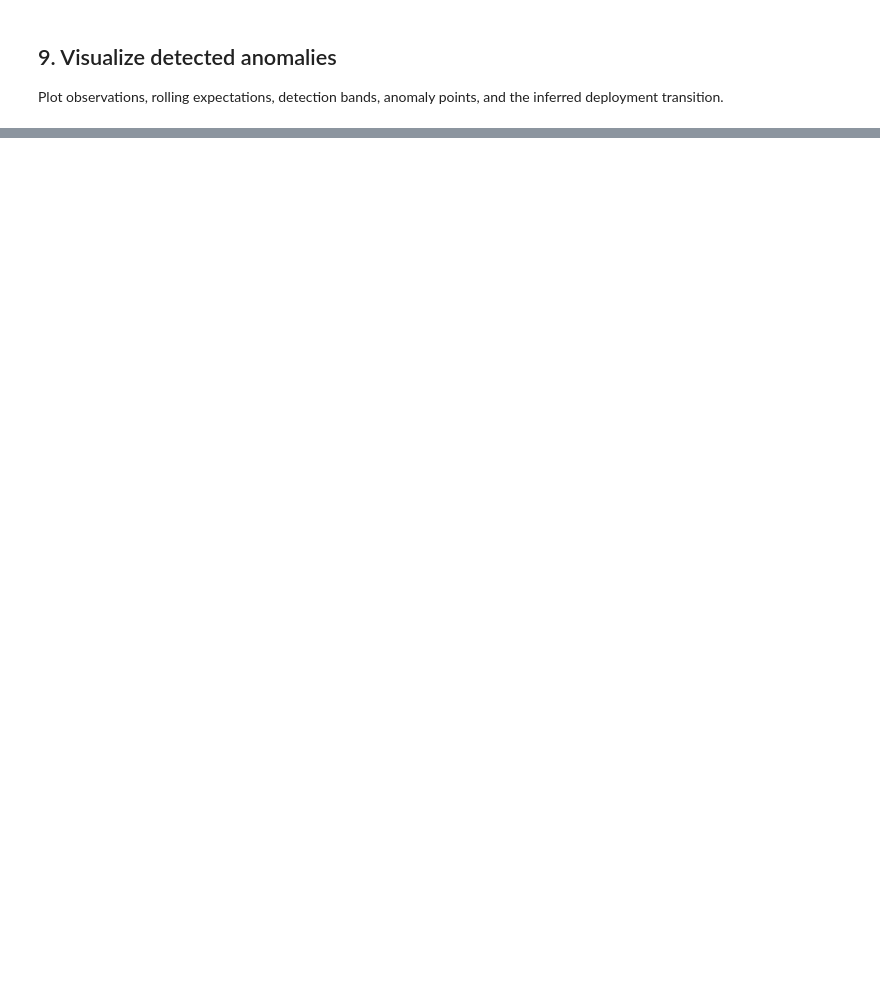
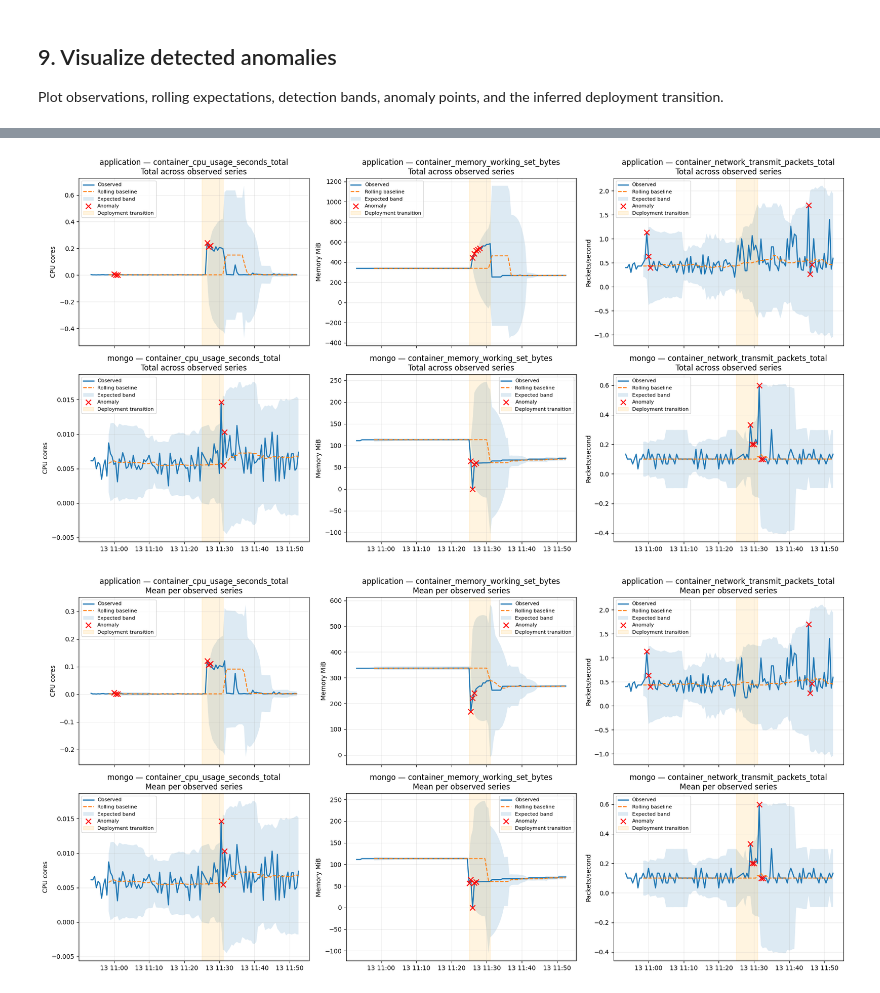
Before and after one commit to T-Sunm/aiops-trainticket-pipeline, a Jupyter notebook: notebooks/02_metrics_detection.ipynb, the cells around one changed output, grey strips where cells are left out. Saved outputs shown, nothing was run; the diff lists cells and outputs as text; code cells hidden in the pictures; blank space fills up the shorter version.

```diff
--- a/notebooks/02_metrics_detection.ipynb
+++ b/notebooks/02_metrics_detection.ipynb
@@ -838,0 +749,15 @@ display(detection_events)
+# %%
+features_to_plot = {
+    "value_sum": "Total across observed series",
+    "value_mean": "Mean per observed series",
+    "value_max": "Maximum single-series value",
+}
+
+for feature_name, feature_label in features_to_plot.items():
+    plot_detected_feature(
+        feature_name=feature_name,
+        feature_label=feature_label,
+    )
+# %% [output]
+[figure, added]
+[figure, added]
```
Also changed, not shown: parts of 17 cells of this notebook, 3 other files.
